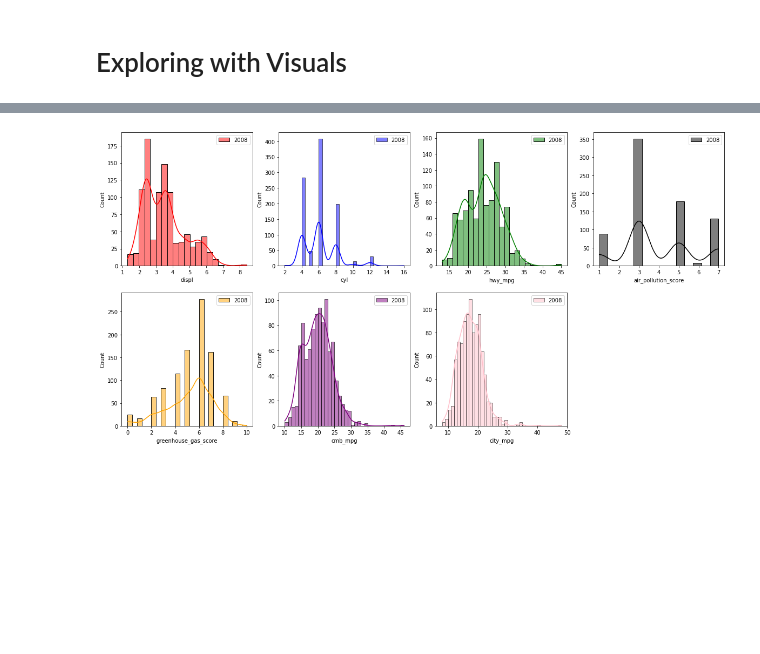
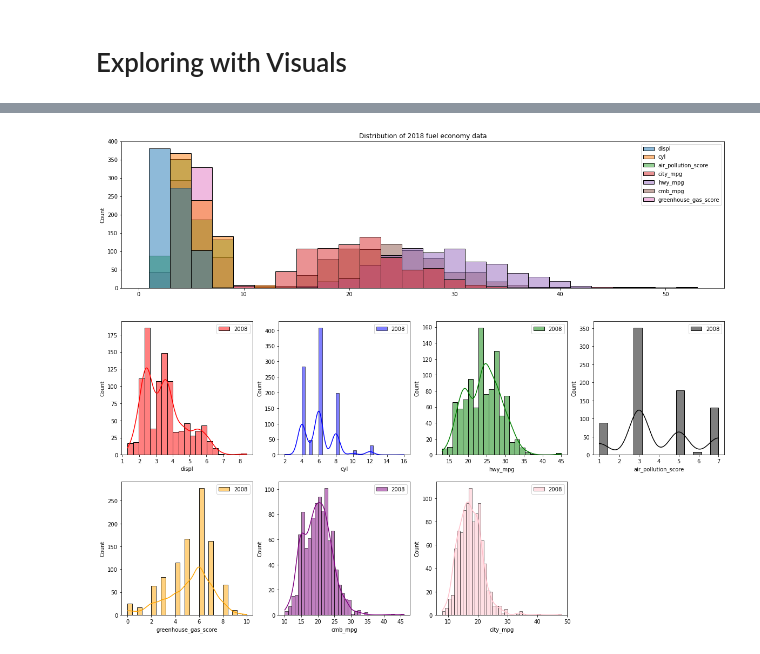
Before and after one commit to AmzadHossainrafis/fuel-economy-data-analysis, a Jupyter notebook: project_name/project.ipynb, the cells around one changed output, grey strips where cells are left out. Cells and saved outputs as stored; diff of their text form; code cells hidden in the pictures; blank space fills up the shorter version.

```diff
--- a/project_name/project.ipynb
+++ b/project_name/project.ipynb
@@ -650,3 +648,10 @@ plt.savefig(r'C:\Users\Amzad\Desktop\project\data_view\project_name\data\fig\all
+# %%
+sns.histplot(df_18, color='blue', label='2018')
+plt.title('Distribution of 2018 fuel economy data')
+#save the plot to folder fig
+plt.savefig(r'C:\Users\Amzad\Desktop\project\data_view\project_name\data\fig\all_clen_hist_18.jpg')
+# %% [output]
+[figure, added]
 # %%
 #sns.histplot([df_08['cyl'],df_08['hwy_mpg'],df_08['air_pollution_score']], kde=True, color='red', label='2008')
 list_of_col=['displ','cyl','hwy_mpg','air_pollution_score','greenhouse_gas_score','cmb_mpg','city_mpg']
```
Also changed, not shown: parts of 7 cells of this notebook, 6 other files.
